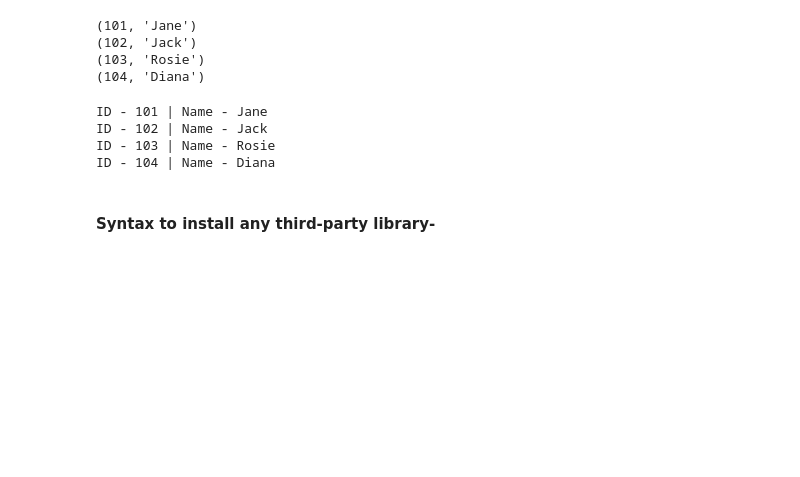
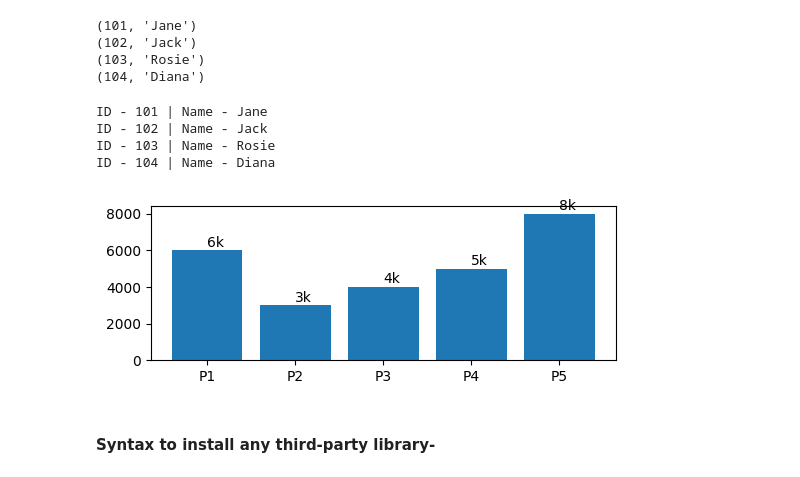
Before and after one commit to knowledge-corner/Oracle_Jun_25, a Jupyter notebook: Day - 2.ipynb, the cells around one changed output. Cells and saved outputs as stored; diff of their text form; code cells hidden in the pictures; blank space fills up the shorter version.

```diff
--- a/Day - 2.ipynb
+++ b/Day - 2.ipynb
@@ -365,8 +365,15 @@ ID - 104 | Name - Diana
 # %%
 import matplotlib.pyplot as plt
 plt.figure(figsize = (6, 2))
 products = ["P1", "P2", "P3", "P4", "P5"]
 sales = [6000, 3000, 4000, 5000, 8000]
+_ = plt.bar(products, sales)
+
+for x_cor, y_cor in enumerate(sales):
+    label = f"{y_cor//1000}k"
+    plt.annotate(label, xy=(x_cor, y_cor+200 ))
+# %% [output]
+[figure, added]
 # %% [markdown]
 #### Syntax to install any third-party library-
 # %%
```
Also changed, not shown: parts of 21 cells of this notebook, 2 other files.
